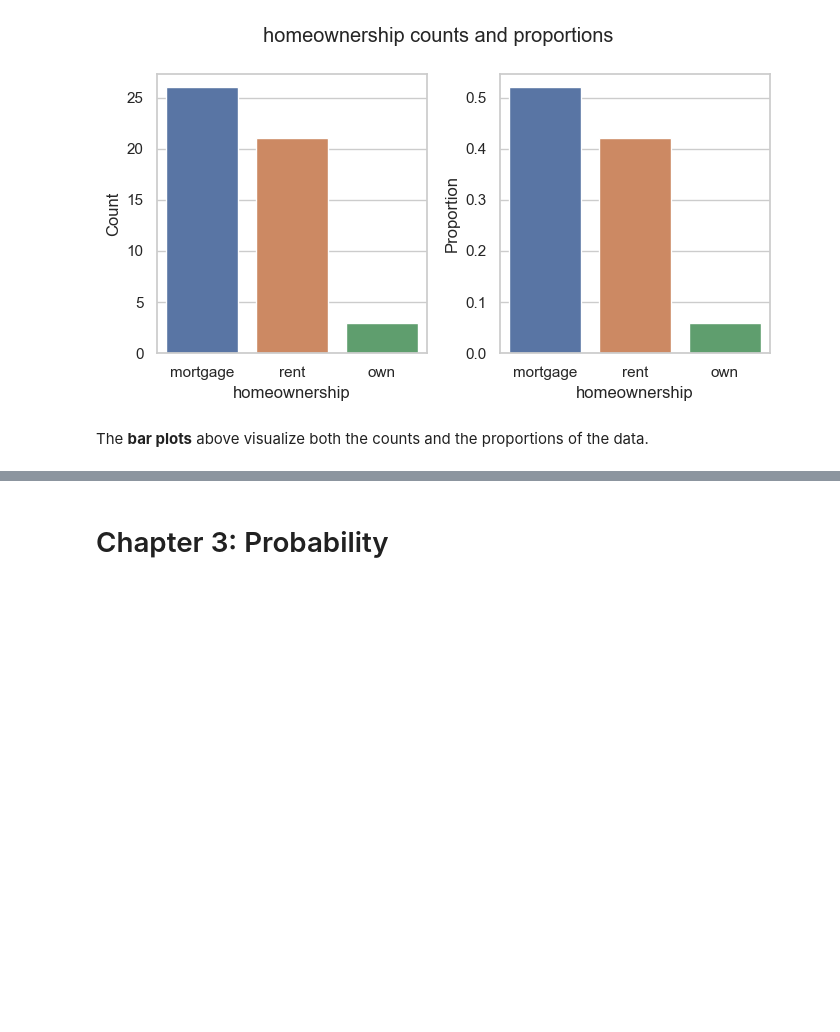
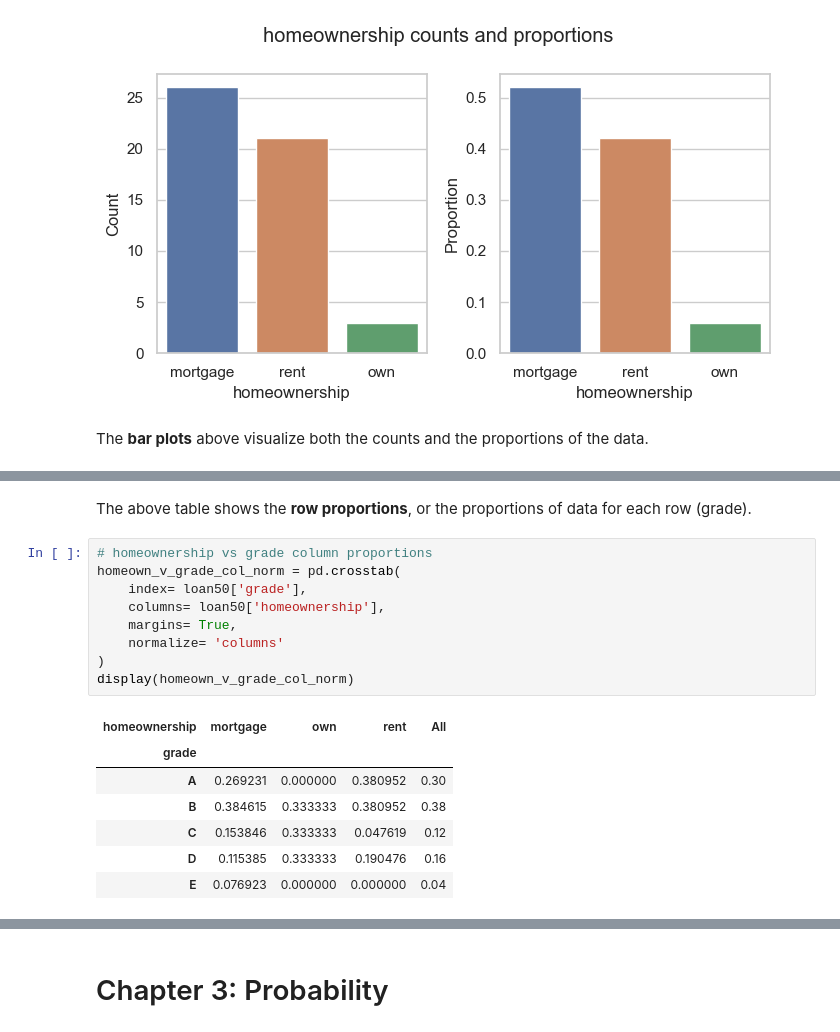
Before and after one commit to zdravoj/data-science-foundations, a Jupyter notebook: OpenIntro_Statistics/chs_1to4.ipynb, the cells around one changed output, grey strips where cells are left out. Saved outputs shown, nothing was run; the diff lists cells and outputs as text; blank space fills up the shorter version.

```diff
--- a/OpenIntro_Statistics/chs_1to4.ipynb
+++ b/OpenIntro_Statistics/chs_1to4.ipynb
@@ -898,0 +918,19 @@ The **bar plots** above visualize both the counts and the proportions of the dat
+# %% [markdown]
+The above table shows the **row proportions**, or the proportions of data for each row (grade).
+# %%
+# homeownership vs grade column proportions
+homeown_v_grade_col_norm = pd.crosstab(
+    index= loan50['grade'],
+    columns= loan50['homeownership'],
+    margins= True,
+    normalize= 'columns'
+)
+display(homeown_v_grade_col_norm)
+# %% [output]
+| homeownership | mortgage | own | rent | All |
+| grade |  |  |  |  |
+| A | 0.269231 | 0.000000 | 0.380952 | 0.30 |
+| B | 0.384615 | 0.333333 | 0.380952 | 0.38 |
+| C | 0.153846 | 0.333333 | 0.047619 | 0.12 |
+| D | 0.115385 | 0.333333 | 0.190476 | 0.16 |
+| E | 0.076923 | 0.000000 | 0.000000 | 0.04 |
```
Also changed, not shown: parts of 11 cells of this notebook.
